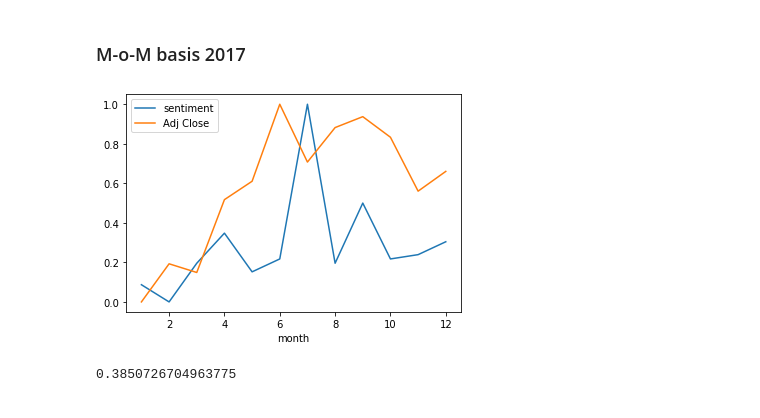
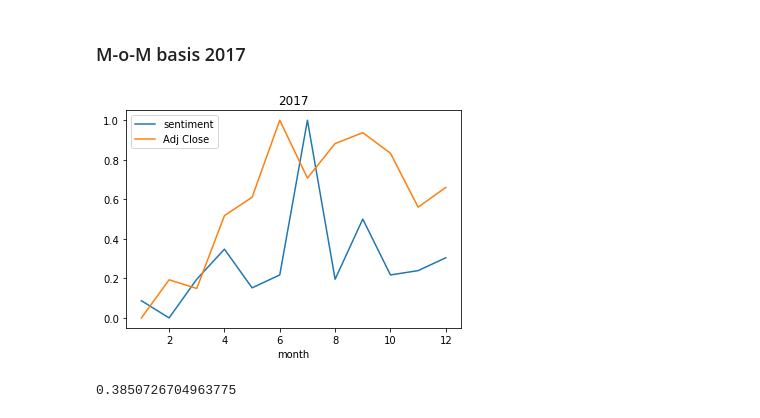
Before and after one commit to HudaKas/Electric-Cars, a Jupyter notebook: EVs tweets stock analysis.ipynb, the cells around one changed output. Cells and saved outputs as stored; diff of their text form; code cells hidden in the pictures.

```diff
--- a/EVs tweets stock analysis.ipynb
+++ b/EVs tweets stock analysis.ipynb
@@ -1388,15 +1401,16 @@ scaled_df_2016["sentiment"].corr(scaled_df_2016["Adj Close"])
 # %%
 tesla_2017=tesla_df[tesla_df["year"]==2017]
 tesla_2017=tesla_2017.groupby(["month"])["sentiment"].sum().reset_index()
 stock_2017=stock_df[stock_df["year"]==2017]
 stock_2017=stock_2017.groupby(["month"])["Adj Close"].mean().reset_index()
 mom_2017=pd.merge(tesla_2017,stock_2017, on="month", how="inner")
 
 scaled_df_2017 = pd.DataFrame(X.fit_transform(mom_2017.iloc[:,1:]),columns=mom_2017.columns[1:])
 scaled_df_2017["month"]=mom_2017["month"]
-scaled_df_2017.set_index('month').plot();
+scaled_df_2017.set_index('month').plot()
+plt.title('2017');
 # %% [output]
-[figure, old version]
+[figure, new version]
 # %%
 scaled_df_2017["sentiment"].corr(scaled_df_2017["Adj Close"])
 # %% [output]
```
Also changed, not shown: parts of 27 cells of this notebook.
